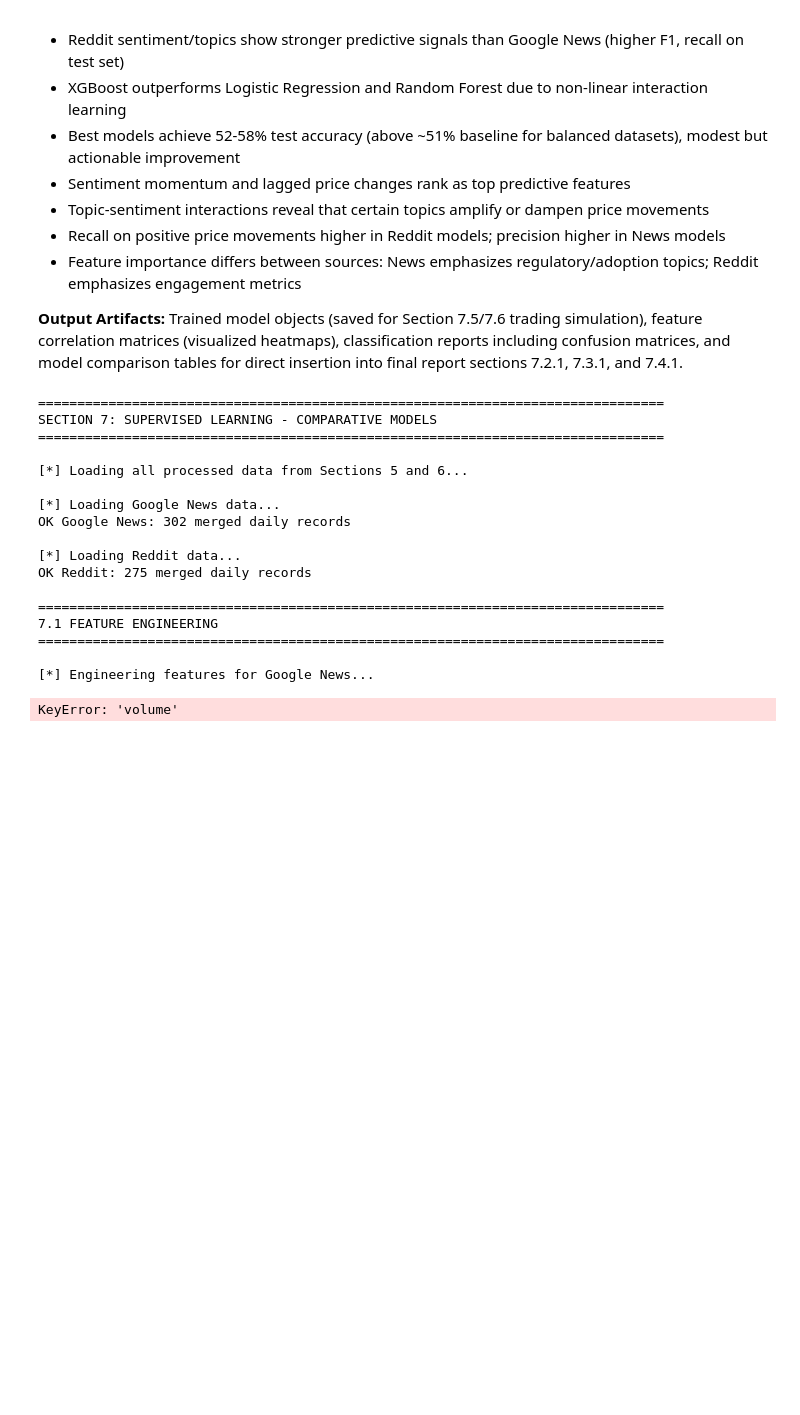
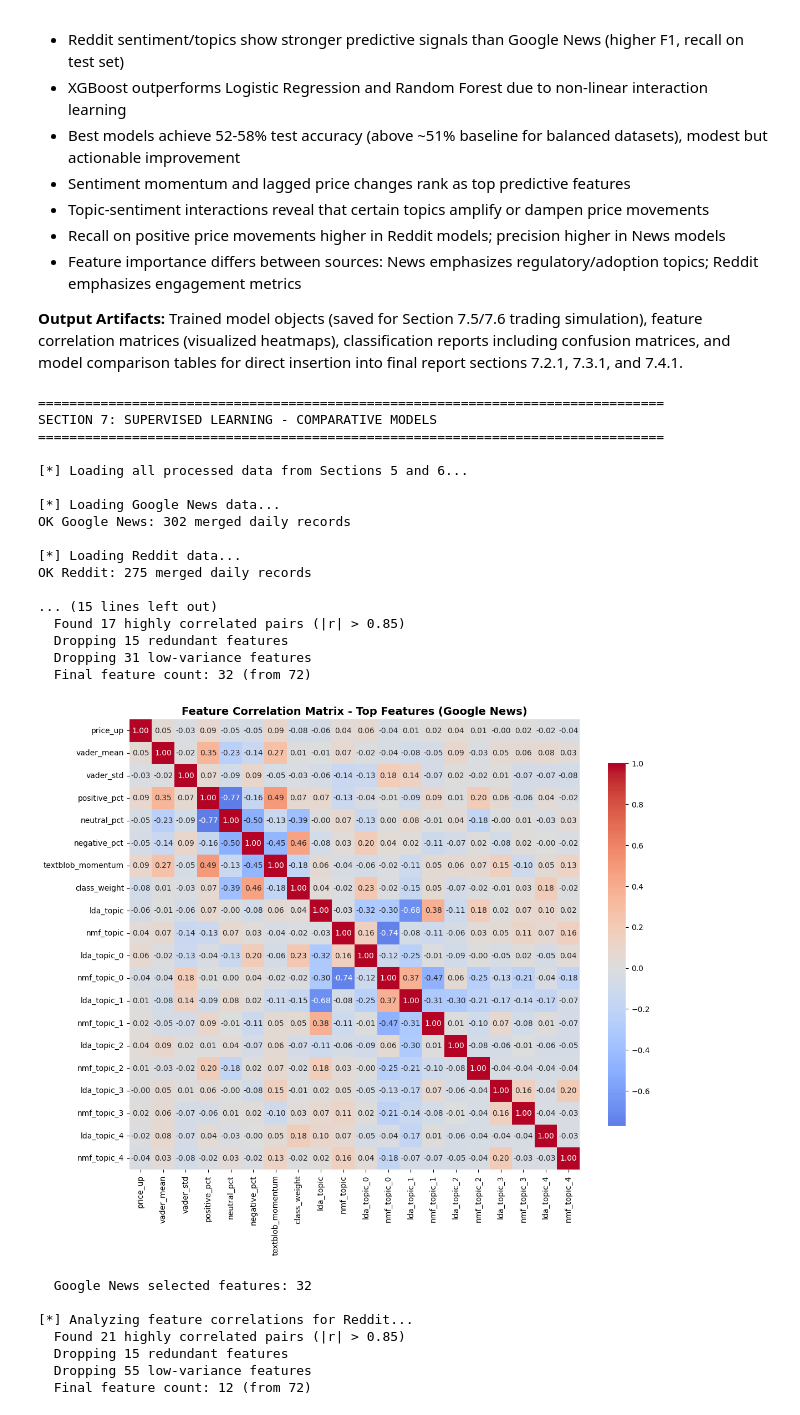
Before and after one commit to CGU-AI4Humanity/OasisCoin, a Jupyter notebook: oasis_coin_final/IST 332 Fall 2025 Final Project Group4 - OasisCoin.ipynb, the cells around one changed output. Saved outputs shown, nothing was run; the diff lists cells and outputs as text; code cells hidden in the pictures; blank space fills up the shorter version.

Commit message:
Add correlation matrices and update notebook, add btc_news_data parquet file

```diff
--- a/oasis_coin_final/IST 332 Fall 2025 Final Project Group4 - OasisCoin.ipynb
+++ b/oasis_coin_final/IST 332 Fall 2025 Final Project Group4 - OasisCoin.ipynb
@@ -3471,12 +3471,17 @@ def engineer_features(df, source_name):
     df['primary_topic_lda'] = df['lda_topic']
     df['primary_topic_nmf'] = df['nmf_topic']
 
-    # Price & volume features (already daily)
+    # Price features
     df['price_level'] = df['close']
     df['price_log'] = np.log(df['close'])
-    df['volume_log'] = np.log(df['volume'] + 1e-6)
     df['price_momentum'] = df['price_change'].rolling(3).mean().fillna(0)
     df['price_acceleration'] = df['price_momentum'].diff().fillna(0)
+
+    # Volume features – handle missing volume safely
+    if 'volume' in df.columns:
+        df['volume_log'] = np.log(df['volume'] + 1e-6)
+    else:
+        df['volume_log'] = 0.0
 
     # Temporal features
     dt_index = pd.to_datetime(df['date'])
@@ -3492,7 +3497,7 @@ def engineer_features(df, source_name):
     df['topic_sentiment_interaction'] = df['lda_topic_weight'] * df['sentiment_mean']
     df['volume_sentiment_interaction'] = df['volume_log'] * df['sentiment_mean']
 
-    # Lags (important for prediction)
+    # Lags
     for lag in [1, 2, 3, 5, 7]:
         df[f'price_change_lag_{lag}'] = df['price_change'].shift(lag).fillna(0)
         df[f'sentiment_lag_{lag}'] = df['sentiment_mean'].shift(lag).fillna(0)
@@ -3502,7 +3507,7 @@ def engineer_features(df, source_name):
     df['price_volatility_10d'] = df['price_change'].rolling(10).std().fillna(0)
     df['sentiment_volatility_5d'] = df['sentiment_mean'].rolling(5).std().fillna(0)
 
-    # Daily document count (if available), else default to 1
+    # Daily document count
     if 'article_count' in df.columns:
         df['doc_count'] = df['article_count']
     elif 'post_count' in df.columns:
@@ -3512,14 +3517,18 @@ def engineer_features(df, source_name):
 
     df['doc_count_log'] = np.log(df['doc_count'] + 1)
 
-    # Clip extreme values to reduce outliers
+    # Clip extreme values
     numeric_cols = df.select_dtypes(include=[np.number]).columns
     for col in numeric_cols:
         if col not in ['price_up', 'day_of_week', 'month', 'quarter', 'is_weekend']:
             q01, q99 = df[col].quantile([0.01, 0.99])
             df[col] = df[col].clip(q01, q99)
 
+    # FINAL: ensure NO NaNs in any numeric feature
+    df[numeric_cols] = df[numeric_cols].fillna(0)
+
     return df
+
 
 
 news_features = None
@@ -3539,18 +3548,26 @@ print("="*80)
 
 
 def analyze_and_select_features(df, source_name, target_col='price_up'):
-    """Correlation-based feature selection: drop highly correlated and low-variance features."""
+    """Correlation-based feature selection on numeric features only."""
     print(f"\n[*] Analyzing feature correlations for {source_name}...")
 
+    # Use ONLY numeric columns
+    numeric_cols = df.select_dtypes(include=[np.number]).columns.tolist()
+
+    # Remove target and columns we don't want as predictors
     feature_cols = [
-        c for c in df.columns
-        if c not in ['date', 'price_up', 'price_change', 'close']
+        c for c in numeric_cols
+        if c not in ['price_up', 'price_change', 'close']  # keep price_change/close out of X
     ]
 
-    # Correlation matrix
+    # Safety: ensure target_col is numeric
+    if target_col not in numeric_cols:
+        raise ValueError(f"Target column '{target_col}' is not numeric in {source_name} dataframe.")
+
+    # Correlation matrix (numeric only)
     corr = df[feature_cols + [target_col]].corr()
 
-    # Identify highly correlated pairs
+    # Identify highly correlated feature pairs
     threshold = 0.85
     high_corr_pairs = []
     for i in range(len(corr.columns)):
@@ -3589,7 +3606,7 @@ def analyze_and_select_features(df, source_name, target_col='price_up'):
 
     print(f"  Final feature count: {len(selected)} (from {len(feature_cols)})")
 
-    # Correlation heatmap (top 20)
+    # Correlation heatmap (top 20 numeric features)
     top = selected[:20]
     if target_col not in top:
         top = [target_col] + top[:19]
@@ -3612,6 +3629,7 @@ def analyze_and_select_features(df, source_name, target_col='price_up'):
     plt.close()
 
     return selected
+
 
 
 news_selected_features = None
@@ -3835,36 +3853,43 @@ if news_results is not None and reddit_results is not None:
 
     winners = []
     metrics_keys = ['accuracy', 'precision', 'recall', 'f1', 'auc_roc', 'improvement_over_baseline']
     for k in metrics_keys:
         g = news_results[best_news][k]
         r = reddit_results[best_reddit][k]
         winners.append('Reddit' if r > g else 'Google News')
 
     comparison_data['Winner'] = winners
 
     comparison_df = pd.DataFrame(comparison_data)
     print()
     print(comparison_df.to_string(index=False))
 
 print("\n" + "="*80)
 print("SECTION 7 COMPLETE - SUPERVISED LEARNING")
 print("="*80)
 # %% [output]
 ================================================================================
 SECTION 7: SUPERVISED LEARNING - COMPARATIVE MODELS
 ================================================================================
 
 [*] Loading all processed data from Sections 5 and 6...
 
 [*] Loading Google News data...
 OK Google News: 302 merged daily records
 
 [*] Loading Reddit data...
 OK Reddit: 275 merged daily records
 
-================================================================================
-7.1 FEATURE ENGINEERING
-================================================================================
-
-[*] Engineering features for Google News...
+... (15 lines left out)
+  Found 17 highly correlated pairs (|r| > 0.85)
+  Dropping 15 redundant features
+  Dropping 31 low-variance features
+  Final feature count: 32 (from 72)
+[figure, added]
-KeyError: 'volume'
+  Google News selected features: 32
+
+[*] Analyzing feature correlations for Reddit...
+  Found 21 highly correlated pairs (|r| > 0.85)
+  Dropping 15 redundant features
+  Dropping 55 low-variance features
+  Final feature count: 12 (from 72)
```
Also changed, not shown: parts of 4 cells of this notebook, 3 other files.
